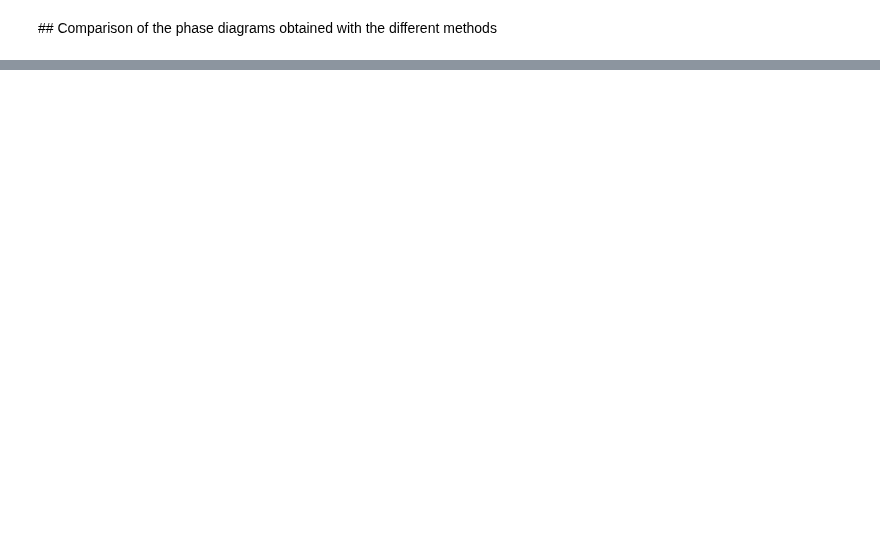
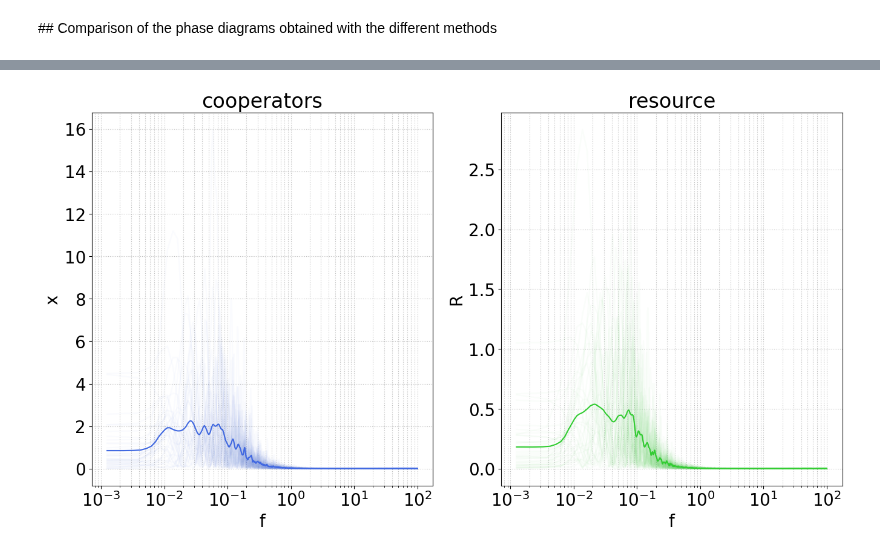
Before and after one commit to fabiomngzz/CPRSustainability, a Jupyter notebook: CPRSust_stochastic_dataAnalysis.ipynb, the cells around one changed output, grey strips where cells are left out. Cells and saved outputs as stored; diff of their text form; code cells hidden in the pictures; blank space fills up the shorter version.

```diff
--- a/CPRSust_stochastic_dataAnalysis.ipynb
+++ b/CPRSust_stochastic_dataAnalysis.ipynb
@@ -393,7 +395,7 @@ Done.
 
 Note: these kind of simulations are obtained by multiple repetitions of a partially-stochastic simulation. Therefore, for each setting of the parameters, many repetitions are collected and the corresponding time series are averaged.
 # %%
-visSingle_stocRes = True
+visSingle_stocRes = False
 
 if dataObj_stocRes and visSingle_stocRes:
     idxVis_stocRes = 0
@@ -546,0 +537,2 @@ plt.show()
+# %%
+inputDirsKFVec = [inputCommonDir+'/knowledgeFeedback/'+s for s in methodsStrVec]
@@ -546,0 +551,10 @@ plt.show()
+# %%
+parametersPS = {
+    'N' : 200,
+    'K' : 1000,
+    'b' : 1,
+    'xi' : 0.5,
+    'Ri' : 0.5,
+    'eC' : 0.5/200,
+    'eD' : 1.3/200
+}
@@ -546,0 +593,2 @@ plt.show()
+# %%
+dataPS = getSeriesFromPars(inputDirsKFVec[2],parametersPS)
@@ -546,0 +690,37 @@ plt.show()
+# %%
+plotsObjPS = [
+    {
+        'name' : 'cooperators',
+        'x' : [np.array(f) for f in freqCoopsKF],
+        'xCommon' : freqKFCommon,
+        'y' : psCoopsKF,
+        'yMean' : psCoopsKFAvg,
+        'color' : 'royalblue',
+        'xlabel' : 'f',
+        'ylabel' : 'x',
+        'xLims' : [],
+        'yLims' : [],
+        'alphaSingle' : 0.025,
+        'xLogScale' : True,
+        'yLogScale' : True
+    },
+    {
+        'name' : 'resource',
+        'x' : [np.array(f) for f in freqResKF],
+        'xCommon' : freqKFCommon,
+        'y' : psResKF,
+        'yMean' : psResKFAvg,
+        'color' : 'limegreen',
+        'xlabel' : 'f',
+        'ylabel' : 'R',
+        'xLims' : [],
+        'yLims' : [],
+        'alphaSingle' : 0.025,
+        'xLogScale' : True,
+        'yLogScale' : True
+    }
+]
+
+figKFPS, axKFPS = CPRSustStocSimPlot(plotsObjPS)
+# %% [output]
+[figure, added]
```
Also changed, not shown: parts of 14 cells of this notebook, 4 other files.
